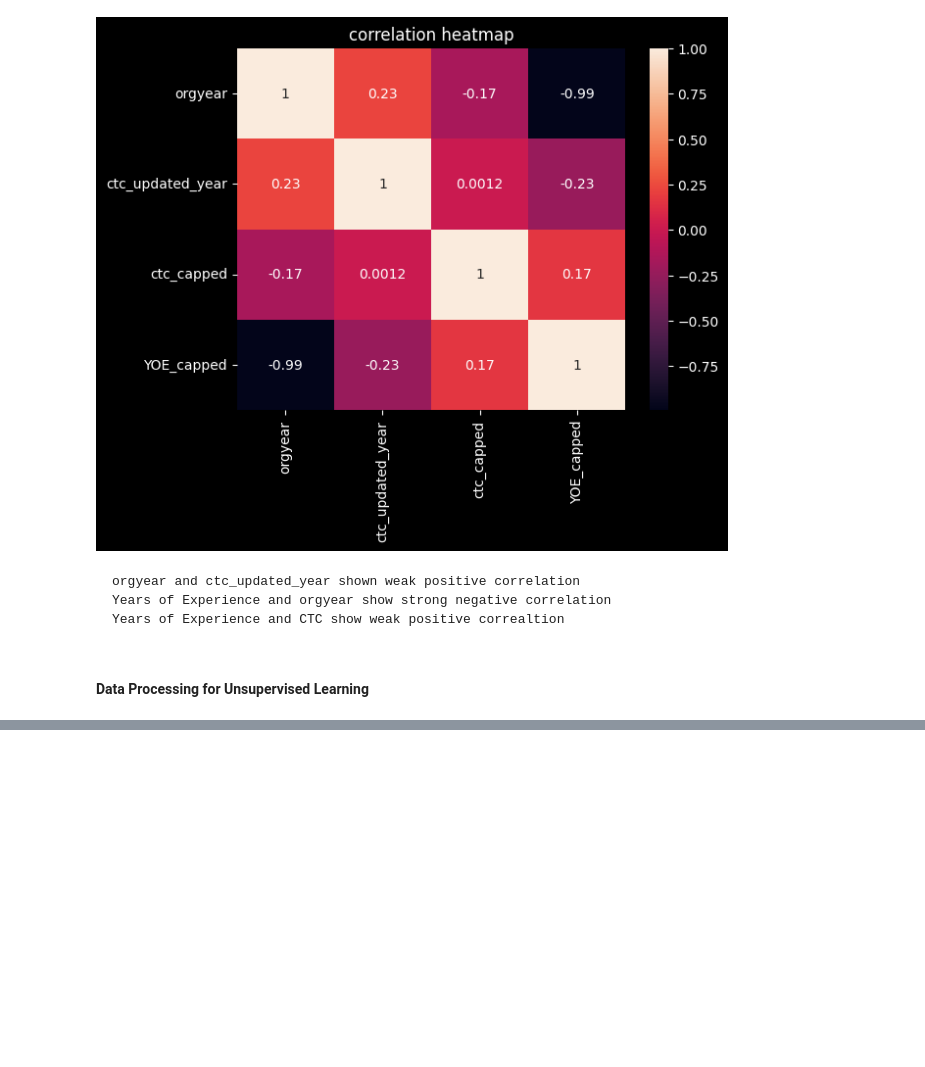
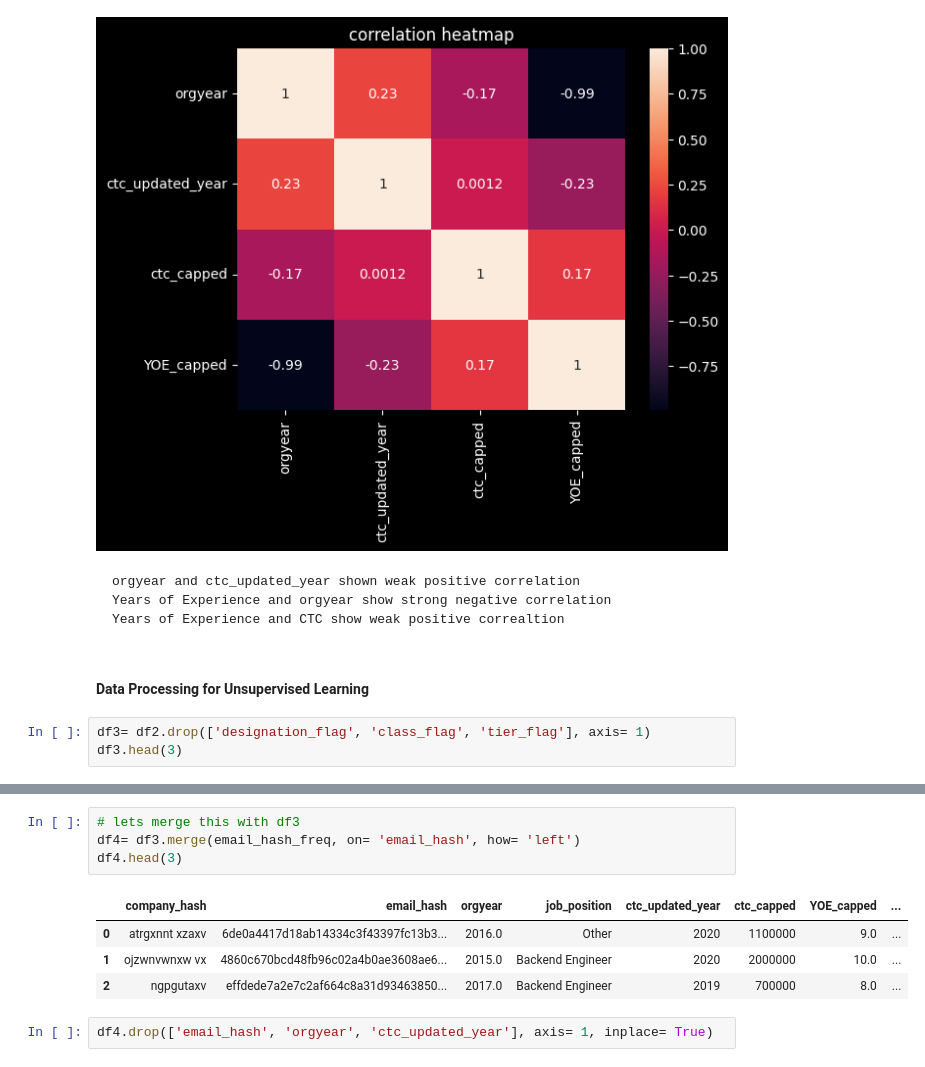
Before and after one commit to VDdotexe/Weekend_Scratching, a Jupyter notebook: case_studies/Clustering_CS.ipynb, the cells around one changed output, grey strips where cells are left out. Saved outputs shown, nothing was run; the diff lists cells and outputs as text; blank space fills up the shorter version.

````diff
--- a/case_studies/Clustering_CS.ipynb
+++ b/case_studies/Clustering_CS.ipynb
@@ -557,3 +557,6 @@ Years of Experience and CTC show weak positive correaltion
 ```
 # %% [markdown]
 #### Data Processing for Unsupervised Learning
+# %%
+df3= df2.drop(['designation_flag', 'class_flag', 'tier_flag'], axis= 1)
+df3.head(3)
@@ -559,0 +578,11 @@ Years of Experience and CTC show weak positive correaltion
+# %%
+# lets merge this with df3
+df4= df3.merge(email_hash_freq, on= 'email_hash', how= 'left')
+df4.head(3)
+# %% [output]
+|  | company_hash | email_hash | orgyear | job_position | ctc_updated_year | ctc_capped | YOE_capped | ... |
+| 0 | atrgxnnt xzaxv | 6de0a4417d18ab14334c3f43397fc13b3... | 2016.0 | Other | 2020 | 1100000 | 9.0 | ... |
+| 1 | ojzwnvwnxw vx | 4860c670bcd48fb96c02a4b0ae3608ae6... | 2015.0 | Backend Engineer | 2020 | 2000000 | 10.0 | ... |
+| 2 | ngpgutaxv | effdede7a2e7c2af664c8a31d93463850... | 2017.0 | Backend Engineer | 2019 | 700000 | 8.0 | ... |
+# %%
+df4.drop(['email_hash', 'orgyear', 'ctc_updated_year'], axis= 1, inplace= True)
````
Also changed, not shown: parts of 27 cells of this notebook.
